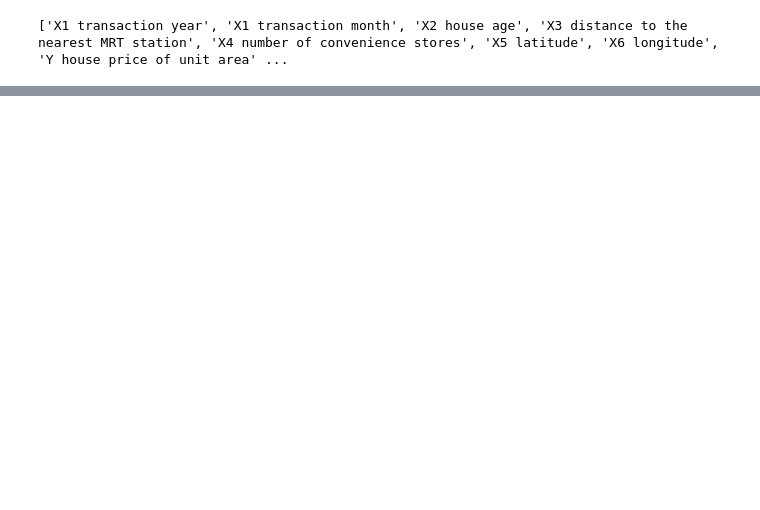
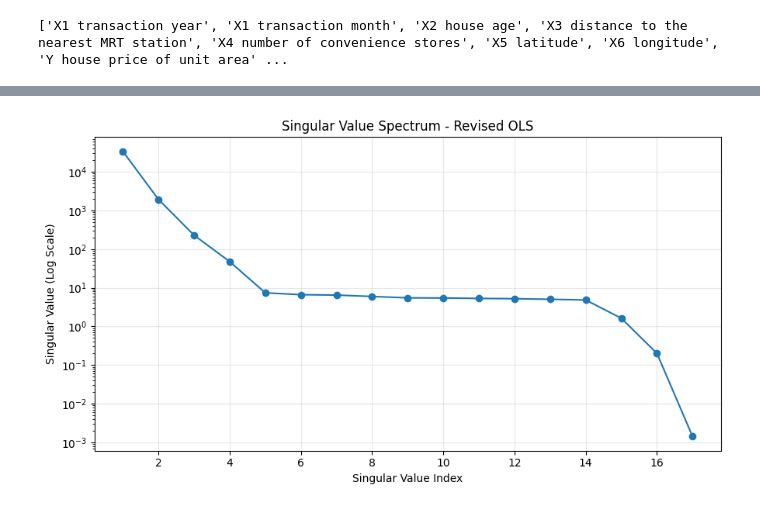
Before and after one commit to Roaljh/Ridge, a Jupyter notebook: notebooks/implementation/09_ols_normal_equations.ipynb, the cells around one changed output, grey strips where cells are left out. Cells and saved outputs as stored; diff of their text form; code cells hidden in the pictures; blank space fills up the shorter version.

```diff
--- a/notebooks/implementation/09_ols_normal_equations.ipynb
+++ b/notebooks/implementation/09_ols_normal_equations.ipynb
@@ -30,0 +463,12 @@ numerical_features = [
+# %%
+numerical_features_revised = [
+    "X2 house age",
+    "X3 distance to the nearest MRT station",
+    "X4 number of convenience stores",
+    "X5 latitude",
+    "X6 longitude"
+]
+
+categorical_features_revised = [
+    "X1 transaction month"
+]
@@ -30,0 +631,26 @@ numerical_features = [
+# %%
+# revised singular value decomposition
+
+plt.figure(figsize=(9, 5))
+
+plt.semilogy(
+    range(1, len(singular_values_revised) + 1),
+    singular_values_revised,
+    marker="o"
+)
+
+plt.title("Singular Value Spectrum - Revised OLS")
+plt.xlabel("Singular Value Index")
+plt.ylabel("Singular Value (Log Scale)")
+plt.grid(alpha=0.3)
+plt.tight_layout()
+
+plt.savefig(
+    figures/"ols_normal_equations_revised_singular_values.png",
+    dpi=300,
+    bbox_inches = "tight"
+)
+plt.show()
+plt.close()
+# %% [output]
+[figure, added]
```
Also changed, not shown: parts of 32 cells of this notebook, 44 other files.
